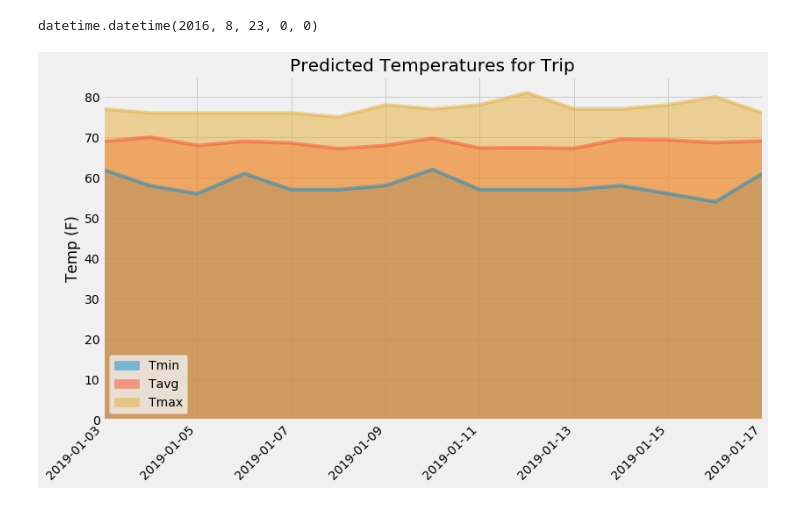
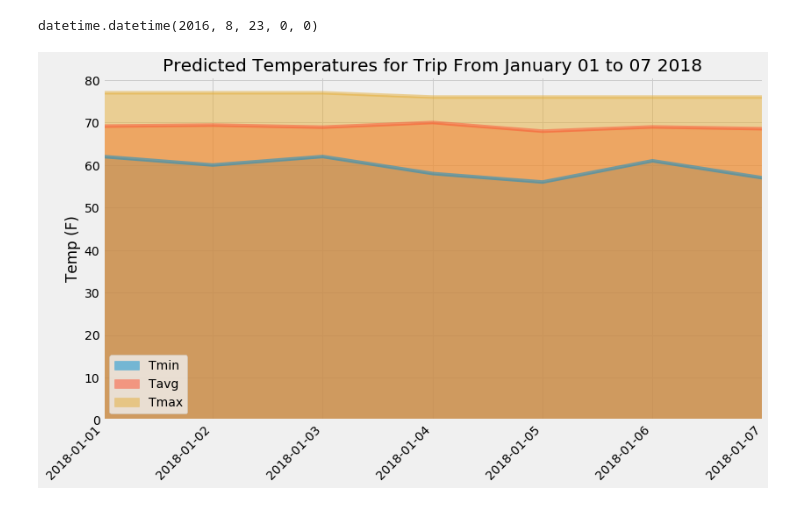
Before and after one commit to modelobootcamp/8-SQLAlchemy-Homework, a Jupyter notebook: Homework_8.ipynb, the cells around one changed output. Saved outputs shown, nothing was run; the diff lists cells and outputs as text; code cells hidden in the pictures.

```diff
--- a/Homework_8.ipynb
+++ b/Homework_8.ipynb
@@ -458,8 +458,8 @@ datetime.datetime(2016, 8, 23, 0, 0)
 # %%
 '''Calculate the Daily Normals'''
 #choose a start and end date for the trip
-trip_start = dt.date(2019,1,3)
-trip_end = dt.date(2019,1,17)
+trip_start = dt.date(2018,1,1)
+trip_end = dt.date(2018,1,7)
 # %%
 #create a function called daily_normals that will calculate the daily normals for a specific date
 def daily_normals(day_date):
@@ -472,32 +472,32 @@ trip_dates = pd.date_range(trip_start, trip_end)
 
 #format it to %m-%d
 trip_mmdd = trip_dates.strftime('%m-%d')
 
 #calculate the normals for each date string and append the results to a list
 normals_list = []
 for trip_date in trip_mmdd:
     #unpack daily_normals
     normals_list.append(*daily_normals(trip_date))
 
 #make a df
 normals_df = pd.DataFrame(normals_list, columns = ['Tmin', 'Tavg', 'Tmax'])
 
 #make the trip dates the index
 normals_df['Date'] = trip_dates
 normals_df = normals_df.set_index('Date')
 
 '''Area Plot'''
 
 #make a colors list
 colors = ['mediumslateblue', 'hotpink', 'palegreen']
 
 #make an area plot for the predicted temps
-normals_df.plot(kind='area', figsize=(12, 8), stacked=False, x_compat=True, title='Predicted Temperatures for Trip', rot=45)
+normals_df.plot(kind='area', figsize=(12, 8), stacked=False, x_compat=True, title='Predicted Temperatures for Trip From January 01 to 07 2018', rot=45)
 
 #make the labels
 plt.xlabel('')
 plt.ylabel('Temp (F)')
 
 plt.show()
 # %% [output]
-[figure, old version]
+[figure, new version]
```
